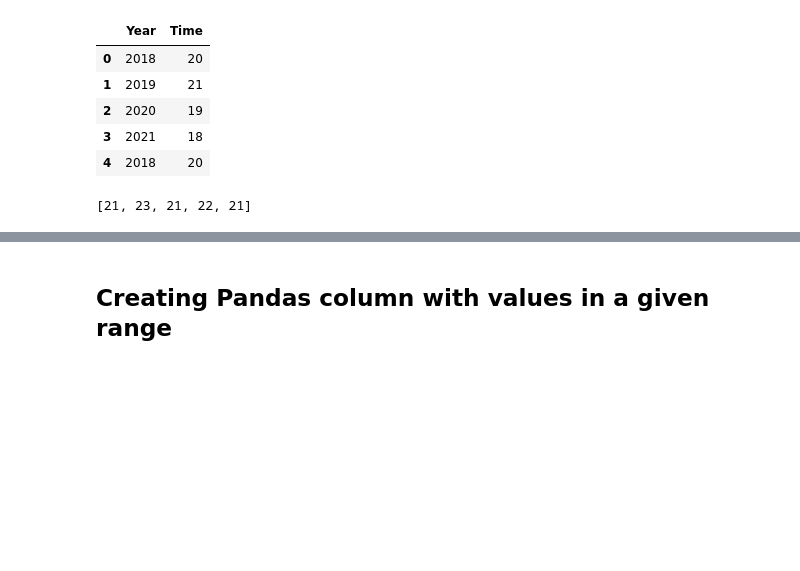
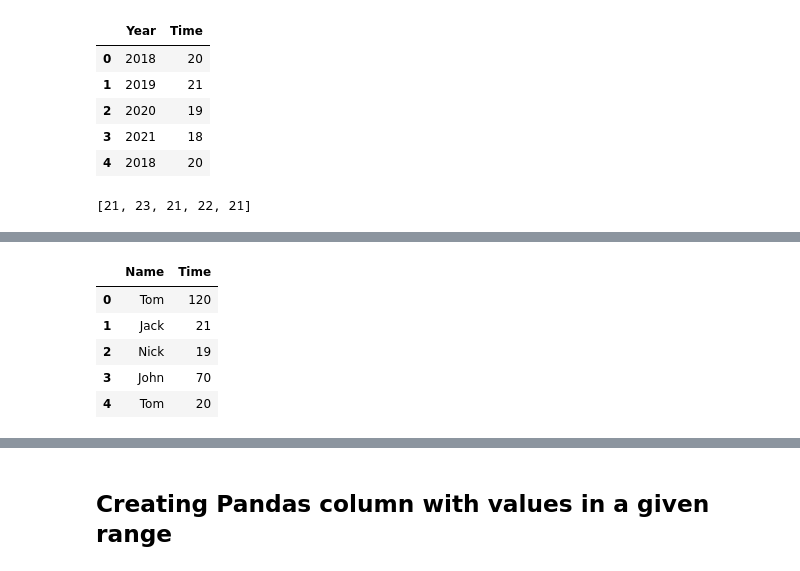
Before and after one commit to federico-trotta/Python_tips, a Jupyter notebook: Python_tips.ipynb, the cells around one changed output, grey strips where cells are left out. Saved outputs shown, nothing was run; the diff lists cells and outputs as text; code cells hidden in the pictures; blank space fills up the shorter version.

Commit message:
added filters for list in a Pandas dataframe (isin)

```diff
--- a/Python_tips.ipynb
+++ b/Python_tips.ipynb
@@ -154,0 +181,22 @@ print(new_list)
+# %%
+# initializing values
+data2 = {'Name':['Tom', 'Jack', 'Nick', 'John',
+                'Tom', 'Jack', 'Nick', 'John',
+                'Tom', 'Jack', 'Nick', 'John',],
+        'Time':[120, 21, 19, 70,
+                20, 100, 19, 30,
+                21, 50, 21, 20]
+}
+
+#creating dataframe
+df2 = pd.DataFrame(data2)
+
+#showing head
+df2.head()
+# %% [output]
+|  | Name | Time |
+| 0 | Tom | 120 |
+| 1 | Jack | 21 |
+| 2 | Nick | 19 |
+| 3 | John | 70 |
+| 4 | Tom | 20 |
```
Also changed, not shown: parts of 4 cells of this notebook.
